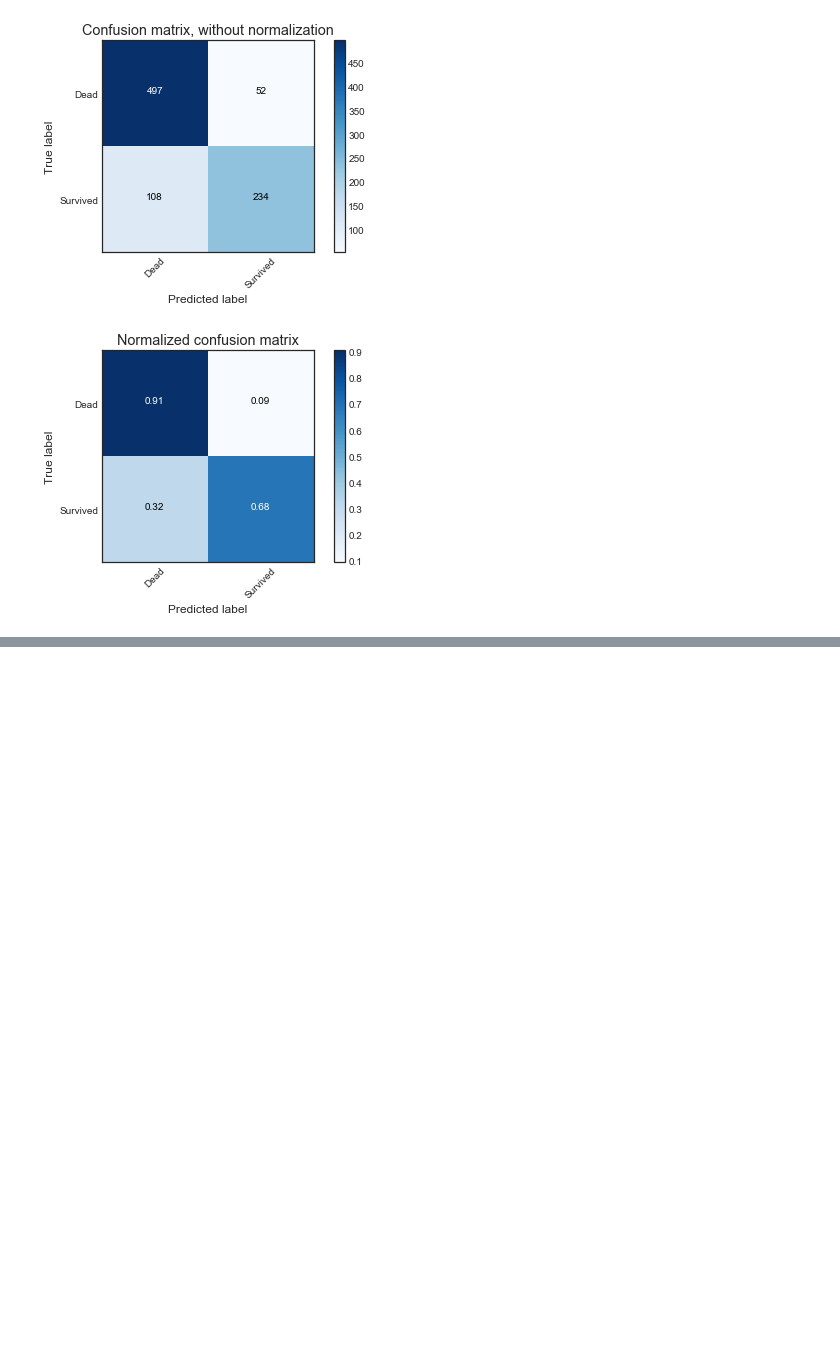
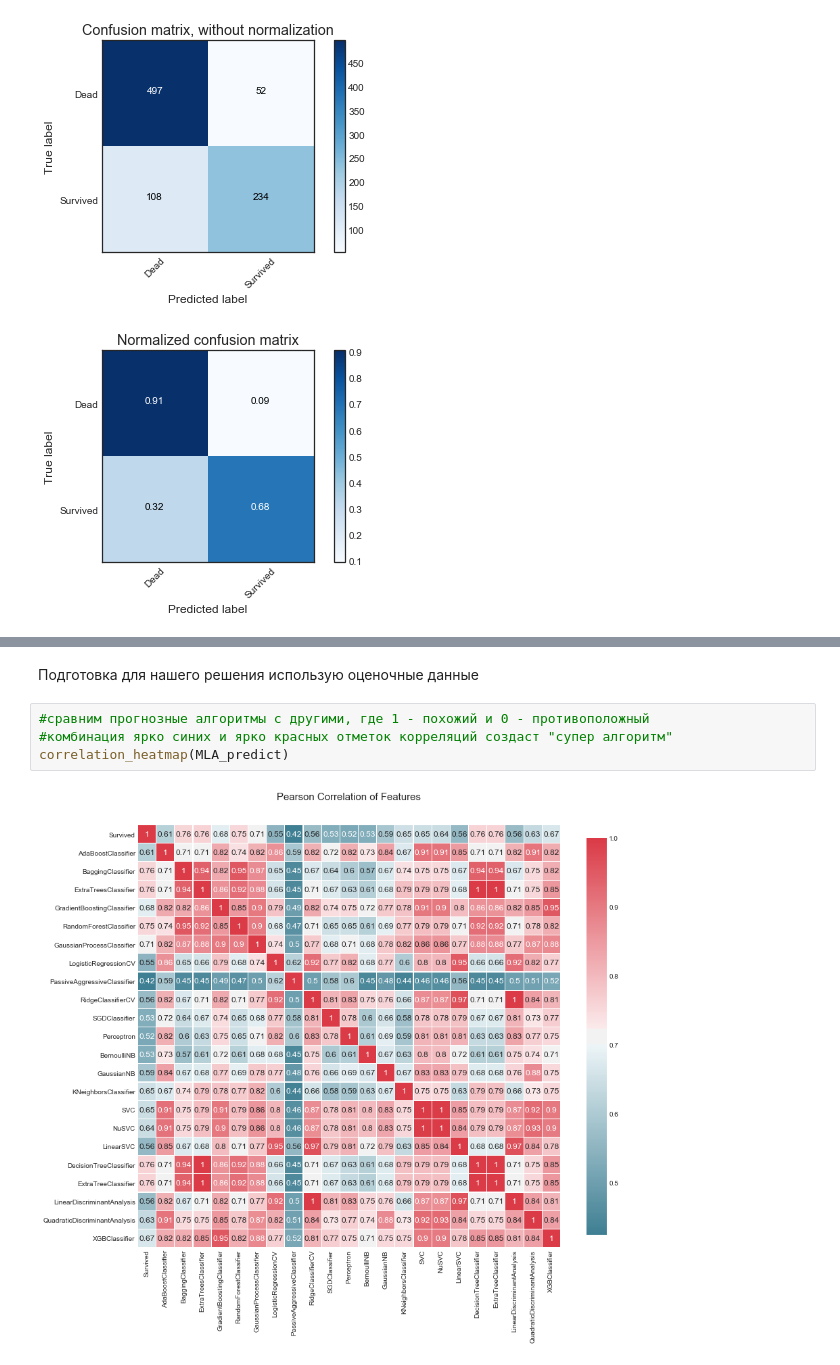
Before and after one commit to caffeineone/titanic, a Jupyter notebook: TITANIC.ipynb, the cells around one changed output, grey strips where cells are left out. Cells and saved outputs as stored; diff of their text form; blank space fills up the shorter version.

```diff
--- a/TITANIC.ipynb
+++ b/TITANIC.ipynb
@@ -810,0 +962,8 @@ Normalized confusion matrix
+# %% [markdown]
+Подготовка для нашего решения использую оценочные данные
+# %%
+#сравним прогнозные алгоритмы с другими, где 1 - похожий и 0 - противоположный
+#комбинация ярко синих и ярко красных отметок корреляций создаст "супер алгоритм"
+correlation_heatmap(MLA_predict)
+# %% [output]
+[figure, added]
```
Also changed, not shown: parts of 11 cells of this notebook, 1 other file.
